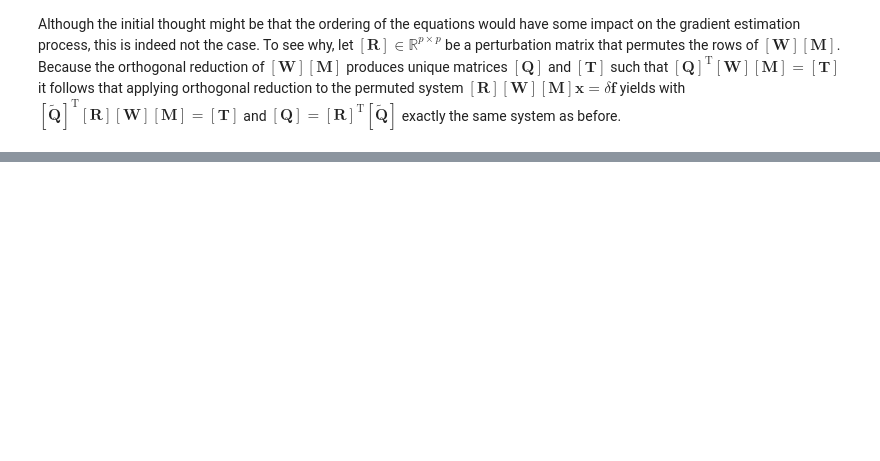
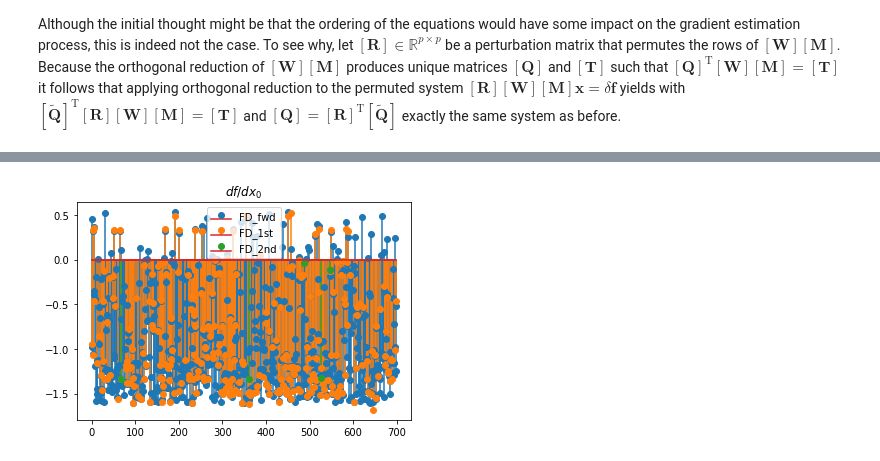
Before and after one commit to pygpc-polynomial-chaos/pygpc, a Jupyter notebook: dev/Tutorial_gradient.ipynb, the cells around one changed output, grey strips where cells are left out. Drawn from its saved outputs; the diff is of its cells as text; code cells hidden in the pictures; blank space fills up the shorter version.

Commit message:
- added example in Tutorial_gradient.ipynb

```diff
--- a/dev/Tutorial_gradient.ipynb
+++ b/dev/Tutorial_gradient.ipynb
@@ -204,0 +207,84 @@ Although the initial thought might be that the ordering of the equations would h
+# %%
+import pygpc
+from collections import OrderedDict
+import matplotlib.pyplot as plt
+import pandas as pd
+
+methods = ["FD_fwd", "FD_1st", "FD_2nd"]
+dx = [1e-3, 0.05, 0.05]
+
+# define model
+model = pygpc.testfunctions.Peaks()
+
+# define problem
+parameters = OrderedDict()
+parameters["x1"] = pygpc.Beta(pdf_shape=[1, 1], pdf_limits=[1.2, 2])
+parameters["x2"] = 1.
+parameters["x3"] = pygpc.Beta(pdf_shape=[1, 1], pdf_limits=[0, 0.6])
+problem = pygpc.Problem(model, parameters)
+
+# define grid
+n_grid = 700
+grid = pygpc.Random(parameters_random=problem.parameters_random,
+                    n_grid=n_grid,
+                    seed=1)
+
+# create grid points for finite difference approximation
+grid.create_gradient_grid(delta=1e-3)
+
+# evaluate model function
+com = pygpc.Computation(n_cpu=0, matlab_model=False)
+
+# [n_grid x n_out]
+res = com.run(model=model,
+              problem=problem,
+              coords=grid.coords,
+              coords_norm=grid.coords_norm,
+              i_iter=None,
+              i_subiter=None,
+              fn_results=None,
+              print_func_time=False)
+
+df = pd.DataFrame(columns=["method", "nrmsd", "coverage"])
+grad_res = dict()
+gradient_idx = dict()
+
+for i_m, m in enumerate(methods):
+    # [n_grid x n_out x dim]
+    grad_res[m], gradient_idx[m] = pygpc.get_gradient(model=model,
+                                                      problem=problem,
+                                                      grid=grid,
+                                                      results=res,
+                                                      com=com,
+                                                      method=m,
+                                                      gradient_results_present=None,
+                                                      gradient_idx_skip=None,
+                                                      i_iter=None,
+                                                      i_subiter=None,
+                                                      print_func_time=False,
+                                                      dx=dx[i_m],
+                                                      distance_weight=-2)
+
+    if m != "FD_fwd":
+        df.loc[i_m, "method"] = m
+        if grad_res[m] is not None:
+            df.loc[i_m, "coverage"] = grad_res[m].shape[0]/n_grid
+            df.loc[i_m, "nrmsd"] = pygpc.nrmsd(grad_res[m][:, 0, :], grad_res["FD_fwd"][gradient_idx[m], 0, :])
+        else:
+            df.loc[i_m, "coverage"] = 0
+            df.loc[i_m, "nrmsd"] = None
+
+# plot gradients
+for i in range(problem.dim):
+    plt.figure()
+    leg = []
+    for i_m, m in enumerate(methods):
+        if grad_res[m] is not None:
+            plt.stem(gradient_idx[m], grad_res[m][:, 0, i], markerfmt=f"C{i_m}o", linefmt=f"C{i_m}-",
+                    use_line_collection=True)
+            leg.append(m)
+    plt.legend(leg)
+    plt.title(f"$df/dx_{i}$")
+
+print(df)
+# %% [output]
@@ -204,0 +296 @@ Although the initial thought might be that the ordering of the equations would h
+[figure, added]
```
Also changed, not shown: parts of 2 cells of this notebook, 2 other files.
